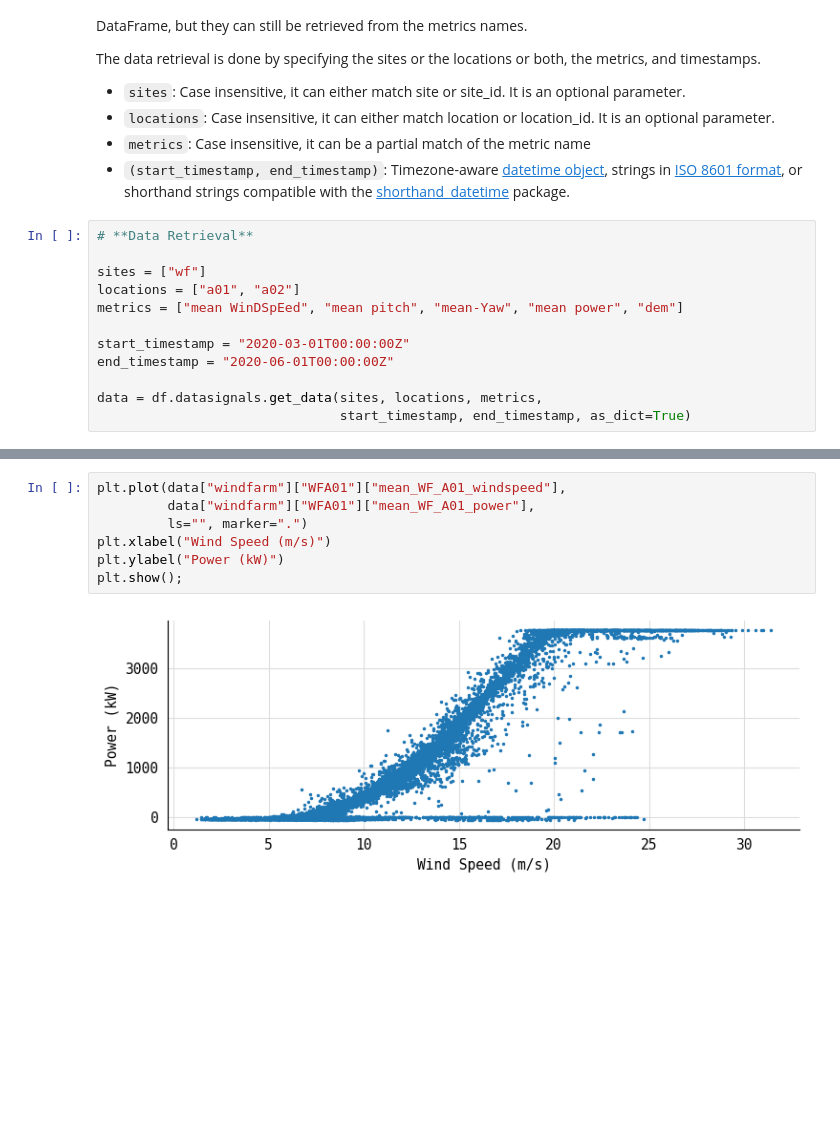
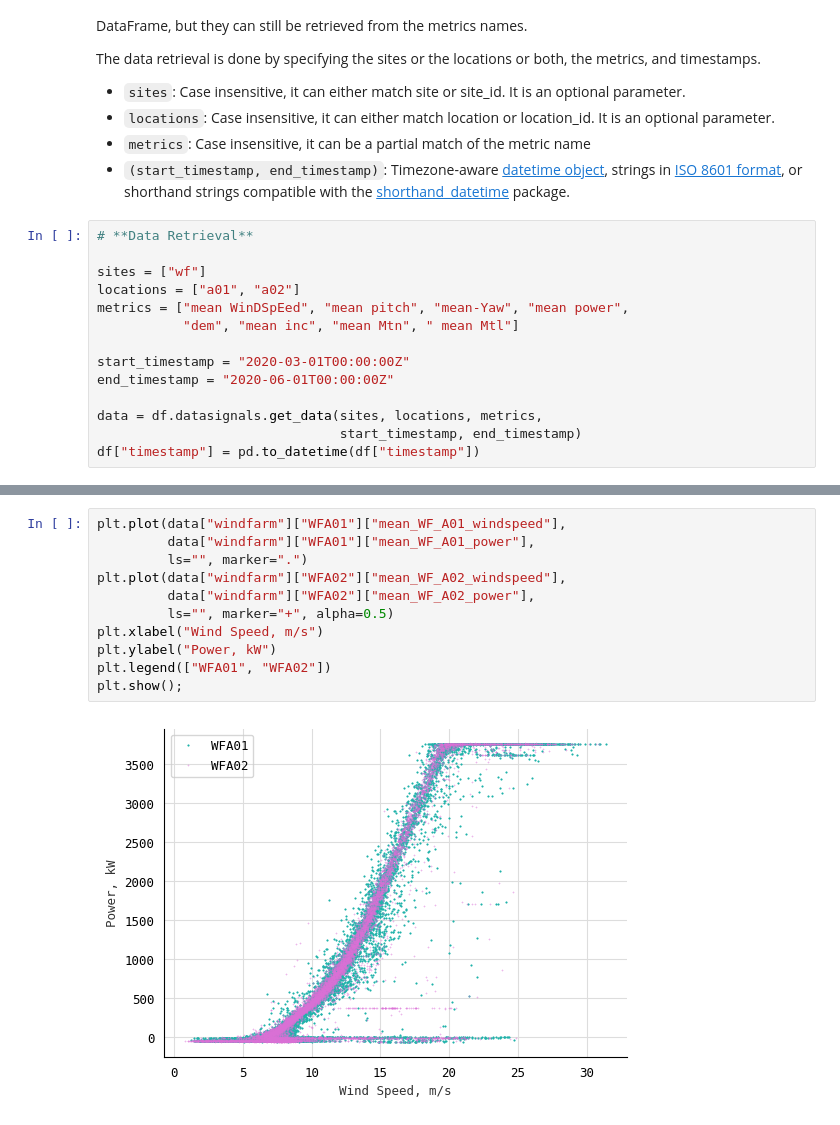
Before and after one commit to OWI-Lab/api-24sea-binder-tutorial, a Jupyter notebook: API_24SEA_data_retrieval.ipynb, the cells around one changed output, grey strips where cells are left out. Drawn from its saved outputs; the diff is of its cells as text; blank space fills up the shorter version.

```diff
--- a/API_24SEA_data_retrieval.ipynb
+++ b/API_24SEA_data_retrieval.ipynb
@@ -215,13 +230,15 @@ The data retrieval is done by specifying the sites or the locations or both, the
 
 sites = ["wf"]
 locations = ["a01", "a02"]
-metrics = ["mean WinDSpEed", "mean pitch", "mean-Yaw", "mean power", "dem"]
+metrics = ["mean WinDSpEed", "mean pitch", "mean-Yaw", "mean power",
+           "dem", "mean inc", "mean Mtn", " mean Mtl"]
 
 start_timestamp = "2020-03-01T00:00:00Z"
 end_timestamp = "2020-06-01T00:00:00Z"
 
 data = df.datasignals.get_data(sites, locations, metrics,
-                               start_timestamp, end_timestamp, as_dict=True)
+                               start_timestamp, end_timestamp)
+df["timestamp"] = pd.to_datetime(df["timestamp"])
 # %%
 print("\033[34;1mSelected metrics table\033[0m")
 df.datasignals.selected_metrics
@@ -260,9 +265,13 @@ Retrieved data
 # %%
 plt.plot(data["windfarm"]["WFA01"]["mean_WF_A01_windspeed"],
          data["windfarm"]["WFA01"]["mean_WF_A01_power"],
          ls="", marker=".")
-plt.xlabel("Wind Speed (m/s)")
-plt.ylabel("Power (kW)")
+plt.plot(data["windfarm"]["WFA02"]["mean_WF_A02_windspeed"],
+         data["windfarm"]["WFA02"]["mean_WF_A02_power"],
+         ls="", marker="+", alpha=0.5)
+plt.xlabel("Wind Speed, m/s")
+plt.ylabel("Power, kW")
+plt.legend(["WFA01", "WFA02"])
 plt.show();
 # %% [output]
-[figure, old version]
+[figure, new version]
```
Also changed, not shown: parts of 9 cells of this notebook.
